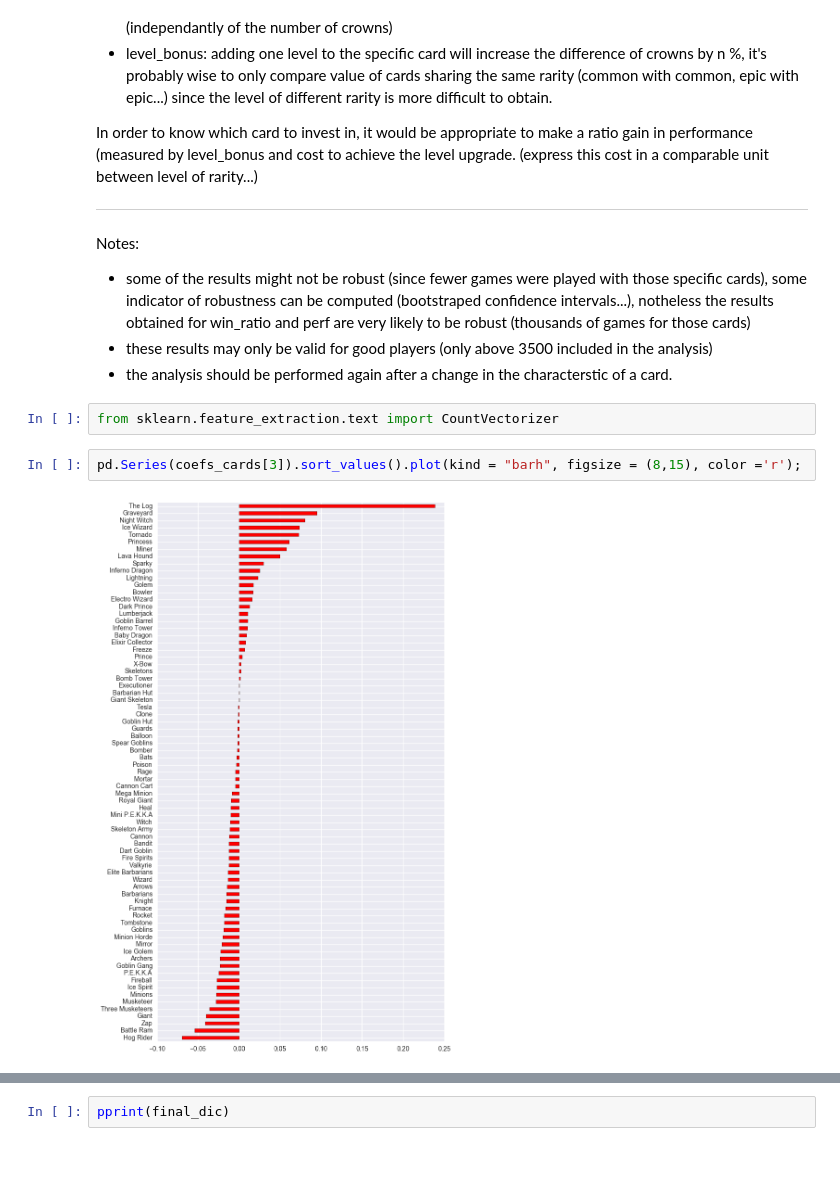
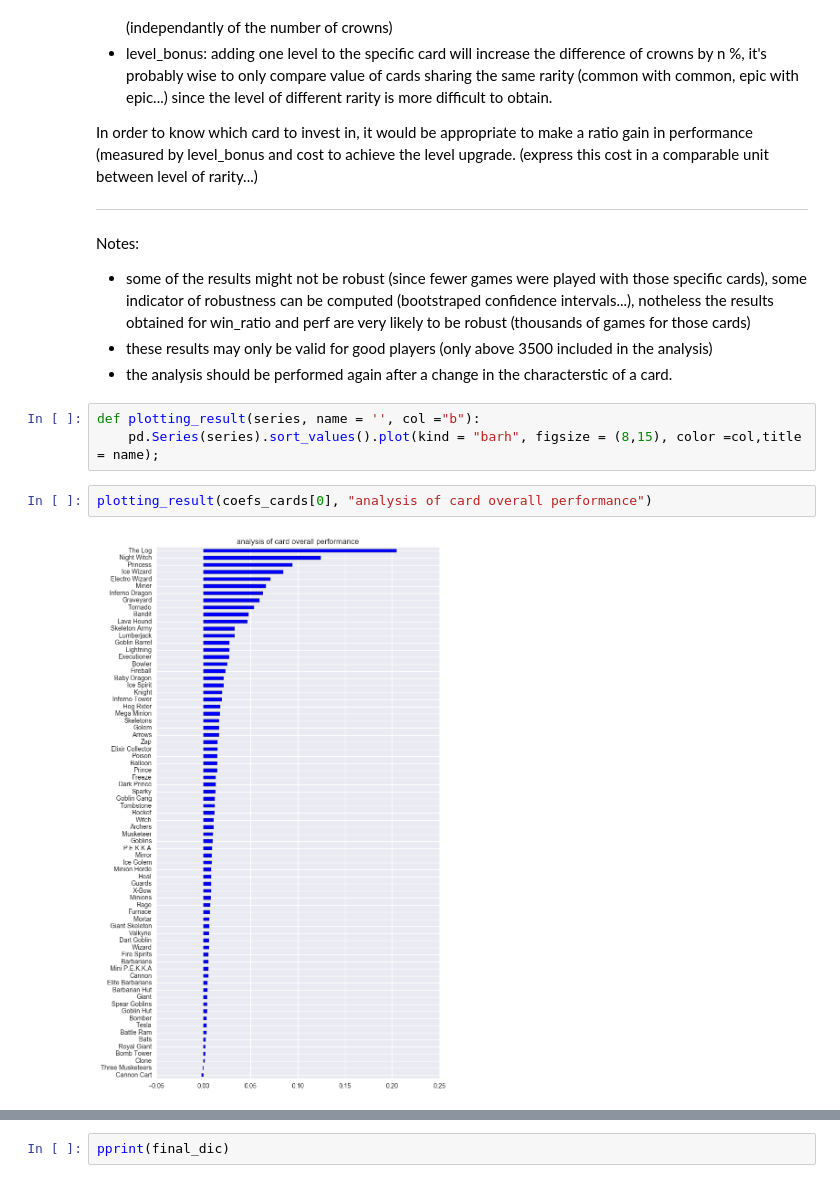
Before and after one commit to ArmandGiraud/Clash_analysis, a Jupyter notebook: notebooks/informative_regression.ipynb, the cells around one changed output, grey strips where cells are left out. Drawn from its saved outputs; the diff is of its cells as text; blank space fills up the shorter version.

```diff
--- a/notebooks/informative_regression.ipynb
+++ b/notebooks/informative_regression.ipynb
@@ -133,9 +133,10 @@ Notes:
 - some of the results might not be robust (since fewer games were played with those specific cards), some indicator of robustness can be computed (bootstraped confidence intervals...), notheless the results obtained for win_ratio and perf are very likely to be robust (thousands of games for those cards)
 - these results may only be valid for good players (only above 3500 included in the analysis)
 - the analysis should be performed again after a change in the characterstic of a card.
-# %%
-from sklearn.feature_extraction.text import CountVectorizer
 # %%
-pd.Series(coefs_cards[3]).sort_values().plot(kind = "barh", figsize = (8,15), color ='r');
+def plotting_result(series, name = '', col ="b"):
+    pd.Series(series).sort_values().plot(kind = "barh", figsize = (8,15), color =col,title = name);
-# %% [output]
-[figure, removed]
+# %%
+plotting_result(coefs_cards[0], "analysis of card overall performance")
+# %% [output]
+[figure, added]
```
Also changed, not shown: parts of 4 cells of this notebook.
